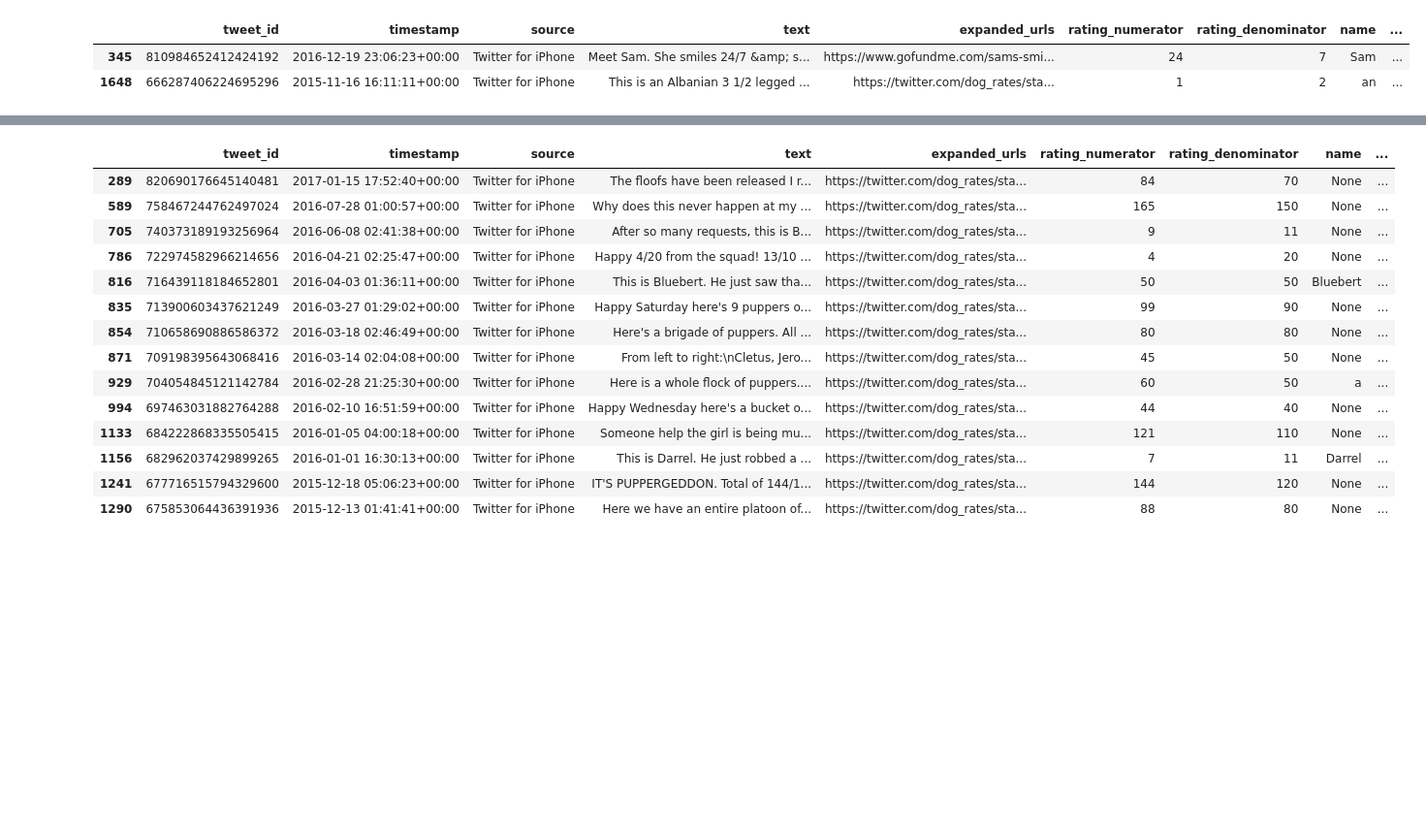
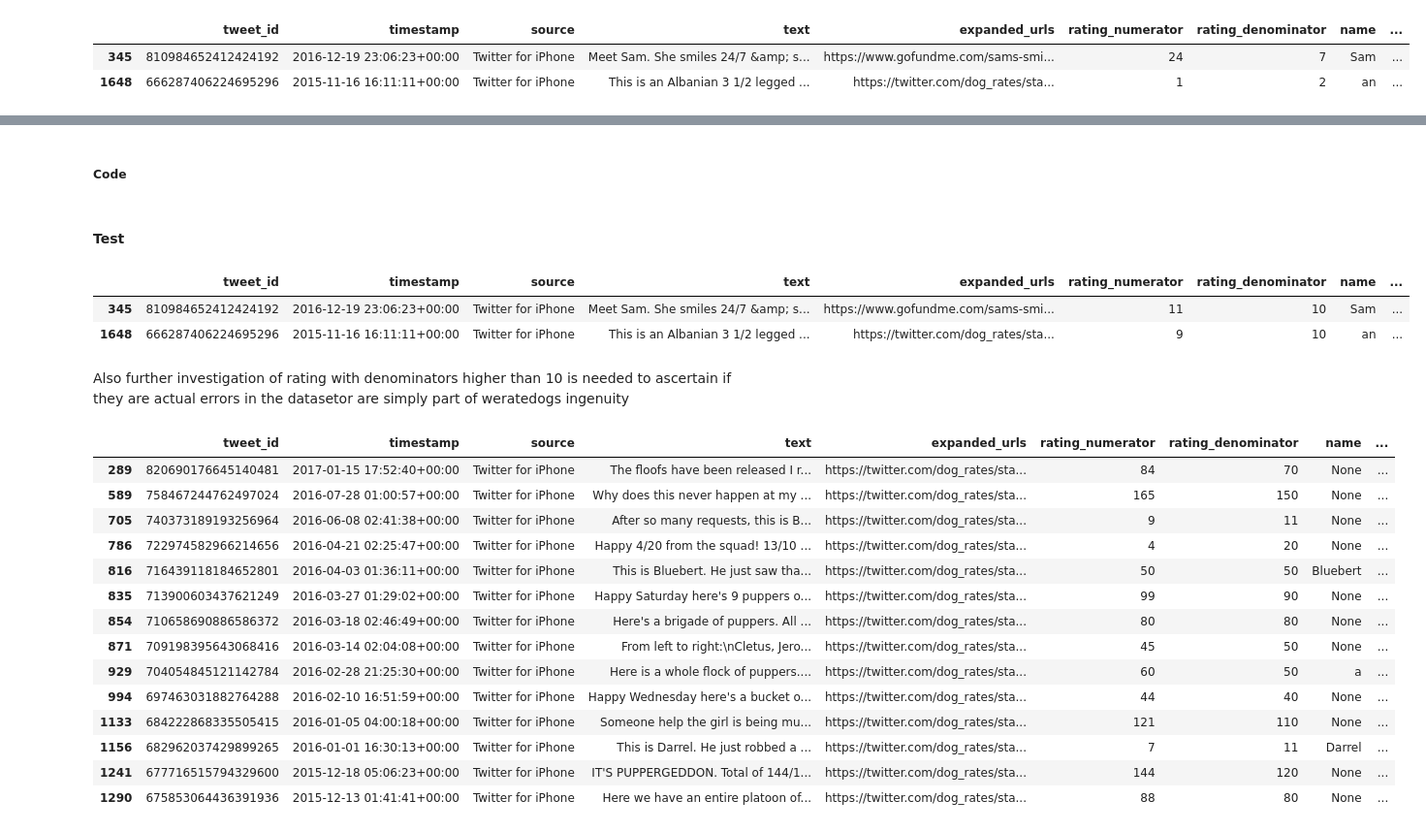
Before and after one commit to idowu-james/udacity-we_rate_dogs, a Jupyter notebook: Udacity_Data_Wrangling_Project_2.ipynb, the cells around one changed output, grey strips where cells are left out. Shown: that part at 97% size. Drawn from its saved outputs; the diff is of its cells as text; code cells hidden in the pictures; blank space fills up the shorter version.

```diff
--- a/Udacity_Data_Wrangling_Project_2.ipynb
+++ b/Udacity_Data_Wrangling_Project_2.ipynb
@@ -894,0 +896,2 @@ After investigating the low values, it clear they are false rating values. It is
+# %% [markdown]
+##### Code
@@ -895,3 +904,13 @@ After investigating the low values, it clear they are false rating values. It is
+# %% [markdown]
+#### Test
+# %%
+df.iloc[[345,1648]]
+# %% [output]
+|  | tweet_id | timestamp | source | text | expanded_urls | rating_numerator | rating_denominator | name | ... |
+| 345 | 810984652412424192 | 2016-12-19 23:06:23+00:00 | Twitter for iPhone | Meet Sam. She smiles 24/7 &amp; s... | https://www.gofundme.com/sams-smi... | 11 | 10 | Sam | ... |
+| 1648 | 666287406224695296 | 2015-11-16 16:11:11+00:00 | Twitter for iPhone | This is an Albanian 3 1/2 legged ... | https://twitter.com/dog_rates/sta... | 9 | 10 | an | ... |
+# %% [markdown]
+Also further investigation of rating with denominators higher than 10 is needed to ascertain if they are actual errors in the datasetor are simply part of weratedogs ingenuity
 # %%
 too_high= ((df['rating_denominator'] > 10) & (df['rating_denominator'] <= 150))
 
```
Also changed, not shown: parts of 32 cells of this notebook.
